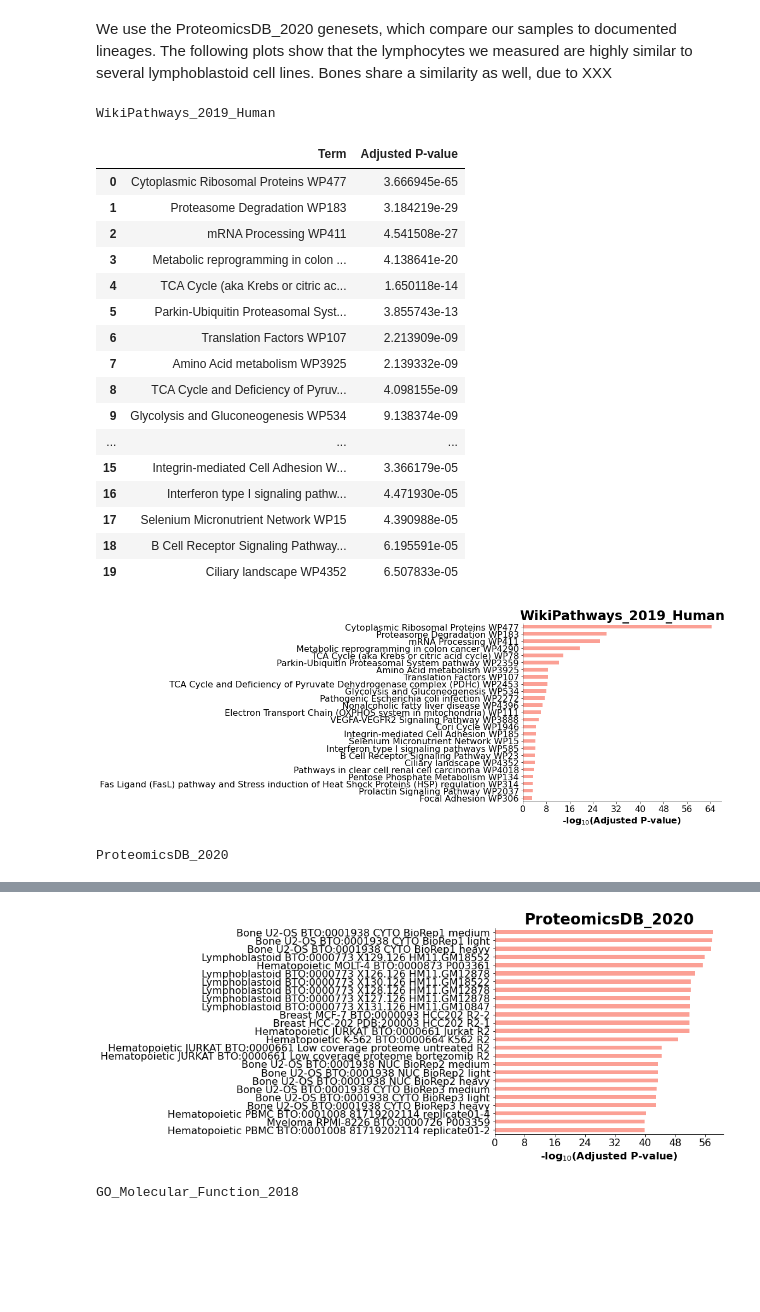
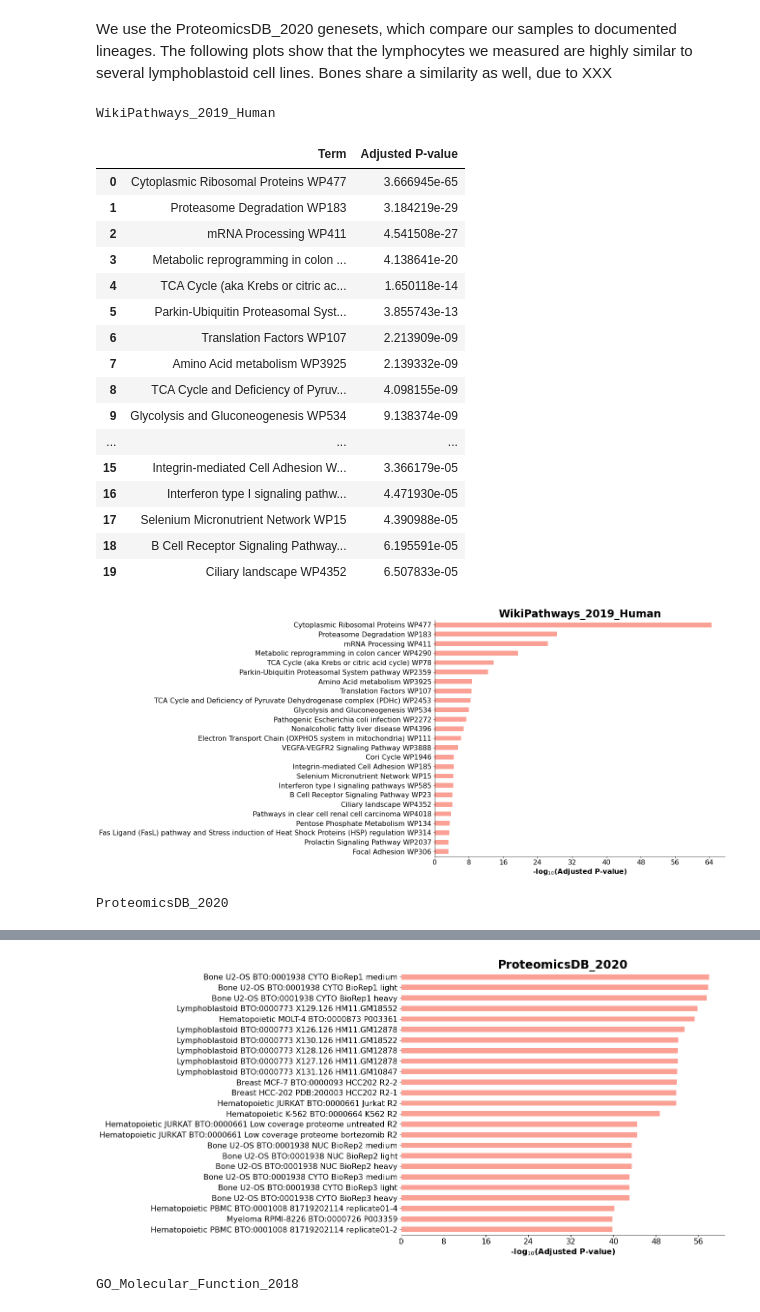
Before and after one commit to PayneLab/Lymphocytes1, a Jupyter notebook: GSEA All.ipynb, the cells around one changed output, grey strips where cells are left out. Saved outputs shown, nothing was run; the diff lists cells and outputs as text; code cells hidden in the pictures; blank space fills up the shorter version.

Commit message:
Cleanup with MQ data

```diff
--- a/GSEA All.ipynb
+++ b/GSEA All.ipynb
@@ -58,36 +58,41 @@ for gset in genesets:
                    description="Lymphocytes",
                    gene_sets=gset,
                    outdir='/data/test/enrichr'
                 )
 
     #as table:
     print(gset)
     display(enr.res2d[['Term','Adjusted P-value']][0:20])
+    enr.res2d[['Term','Adjusted P-value']][0:20].to_csv( 'data/{0}.tsv'.format(gset), sep='\t')
 
     #as barplot
-    barplot(enr.res2d, title=gset, top_term=25)
+    plt.rcParams['font.size'] = 25
+
+    #plt.subplots_adjust(left=3, right=4,hspace=None)
+    barplot(enr.res2d, title=gset, top_term=25, figsize=(12, 10))
+    #fig.figsize(16,12)
+    plt.savefig('data/{0}_4.png'.format(gset), bbox_inches='tight')
     plt.show()
-#plt.savefig('data/gsea_all.png')
 # %% [output]
 WikiPathways_2019_Human
 |  | Term | Adjusted P-value |
 | 0 | Cytoplasmic Ribosomal Proteins WP477 | 3.666945e-65 |
 | 1 | Proteasome Degradation WP183 | 3.184219e-29 |
 | 2 | mRNA Processing WP411 | 4.541508e-27 |
 | 3 | Metabolic reprogramming in colon ... | 4.138641e-20 |
 | 4 | TCA Cycle (aka Krebs or citric ac... | 1.650118e-14 |
 | 5 | Parkin-Ubiquitin Proteasomal Syst... | 3.855743e-13 |
 | 6 | Translation Factors WP107 | 2.213909e-09 |
 | 7 | Amino Acid metabolism WP3925 | 2.139332e-09 |
 | 8 | TCA Cycle and Deficiency of Pyruv... | 4.098155e-09 |
 | 9 | Glycolysis and Gluconeogenesis WP534 | 9.138374e-09 |
 | ... | ... | ... |
 | 15 | Integrin-mediated Cell Adhesion W... | 3.366179e-05 |
 | 16 | Interferon type I signaling pathw... | 4.471930e-05 |
 | 17 | Selenium Micronutrient Network WP15 | 4.390988e-05 |
 | 18 | B Cell Receptor Signaling Pathway... | 6.195591e-05 |
 | 19 | Ciliary landscape WP4352 | 6.507833e-05 |
-[figure, old version]
+[figure, new version]
 ProteomicsDB_2020
 |  | Term | Adjusted P-value |
 | 0 | Bone U2-OS BTO:0001938 CYTO BioRe... | 2.986548e-58 |
@@ -106,7 +111,7 @@ ProteomicsDB_2020
 | 17 | Bone U2-OS BTO:0001938 NUC BioRep... | 3.649102e-44 |
 | 18 | Bone U2-OS BTO:0001938 NUC BioRep... | 3.457044e-44 |
 | 19 | Bone U2-OS BTO:0001938 CYTO BioRe... | 1.149669e-43 |
-[figure, old version]
+[figure, new version]
 GO_Molecular_Function_2018
 |  | Term | Adjusted P-value |
 | 0 | RNA binding (GO:0003723) | 9.212883e-136 |
```
Also changed, not shown: parts of 1 cell of this notebook, 5 other files.
